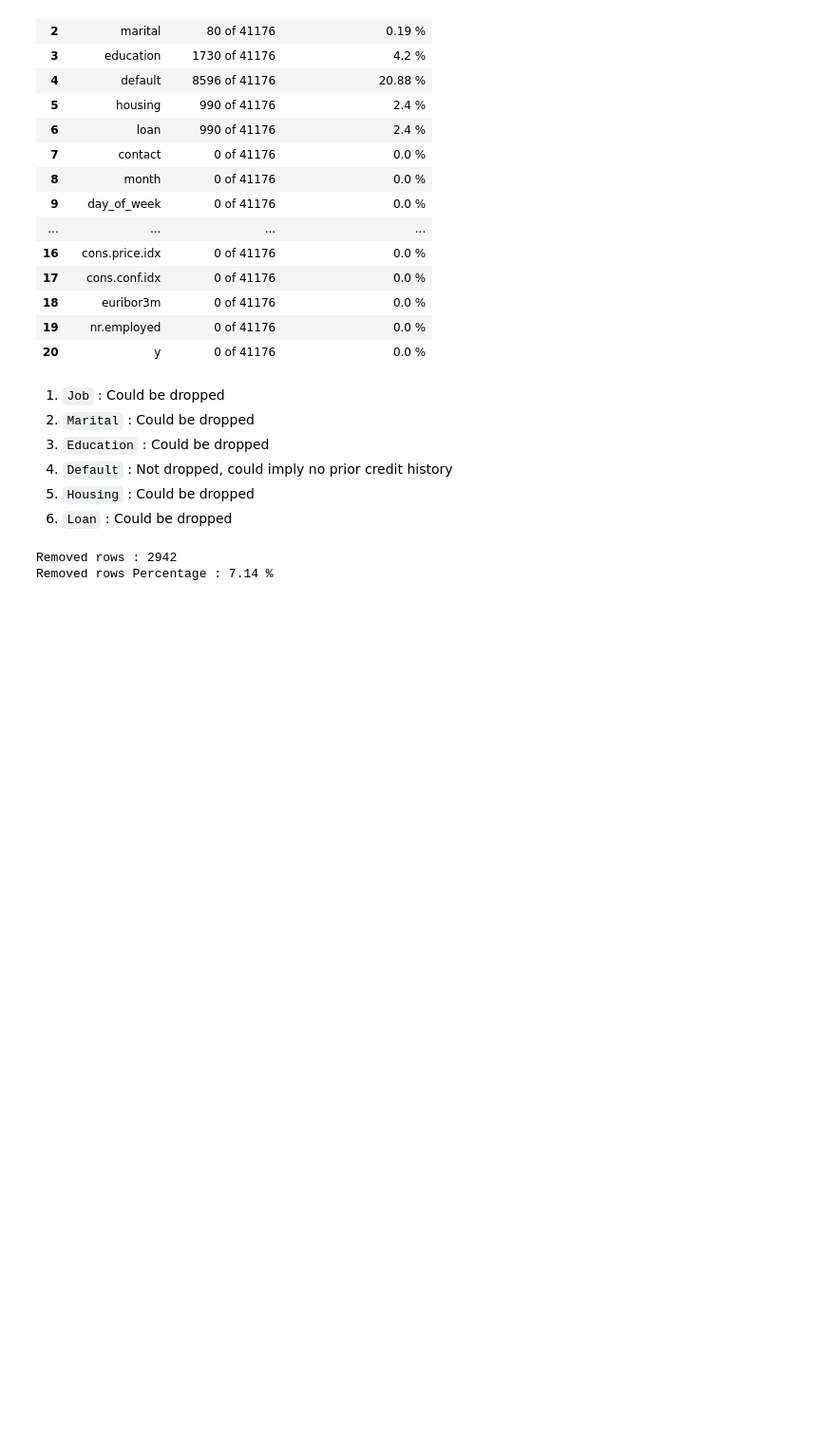
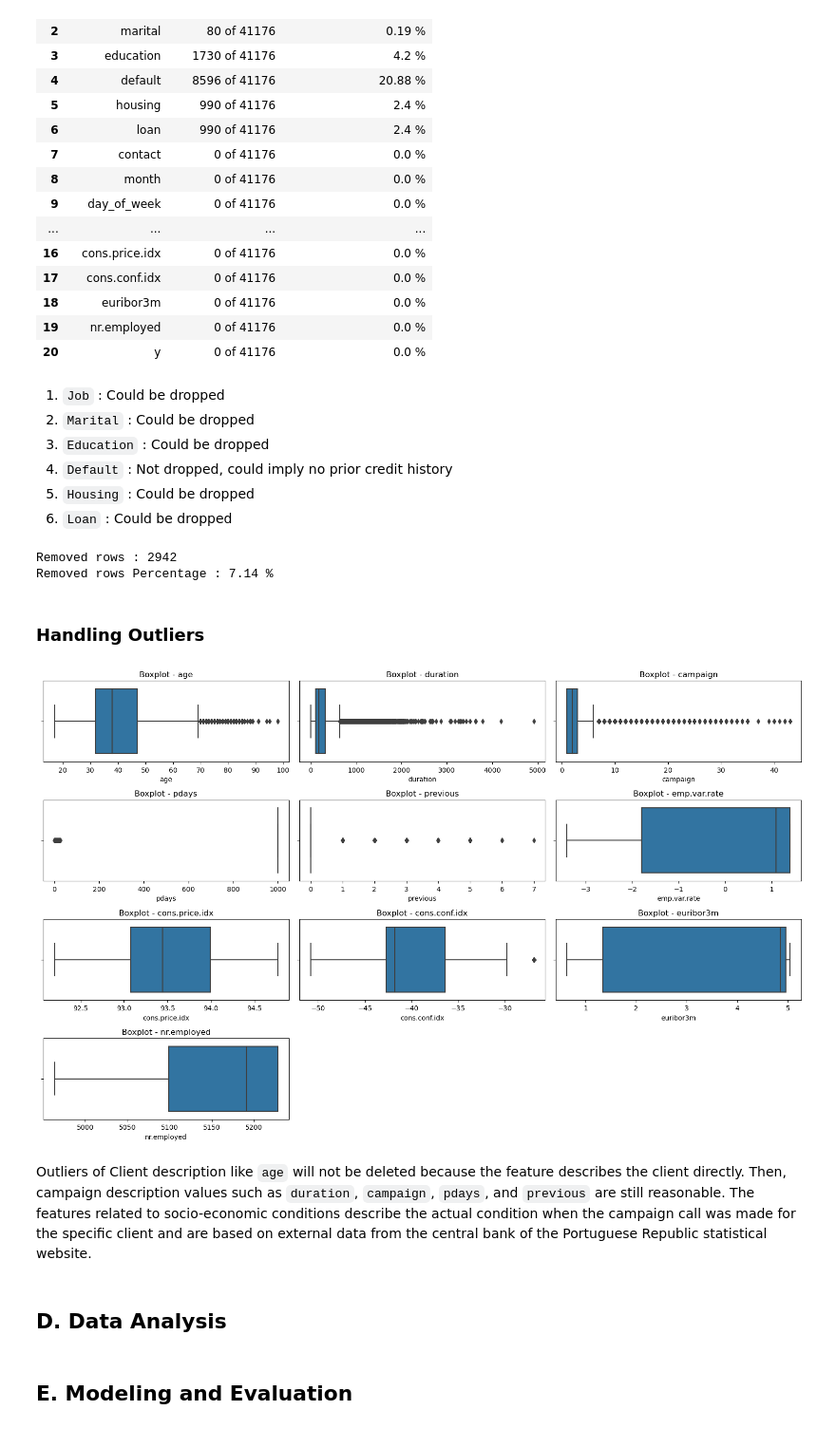
Before and after one commit to robbenrba/finalProject, a Jupyter notebook: finalProject_RobertoB_GrettyM_final.ipynb, the cells around one changed output. Shown at 95% size. Saved outputs shown, nothing was run; the diff lists cells and outputs as text; code cells hidden in the pictures; blank space fills up the shorter version.

Commit message:
data cleaning2

```diff
--- a/finalProject_RobertoB_GrettyM_final.ipynb
+++ b/finalProject_RobertoB_GrettyM_final.ipynb
@@ -178,3 +182,25 @@ print(f"Removed rows Percentage : {round((prevLen-len(df))/prevLen*100,2)} %")
 # %% [output]
 Removed rows : 2942
 Removed rows Percentage : 7.14 %
+# %% [markdown]
+### Handling Outliers
+# %%
+col_names = list(df.select_dtypes(include='number').columns)
+iterPlt = 1
+plt.figure(figsize=(16,10))
+
+for col in col_names:
+    plt.subplot(4,3, iterPlt)
+    sns.boxplot(data=df, x=col)
+    plt.title(f'Boxplot - {col}')
+    plt.tight_layout()
+
+    iterPlt += 1
+# %% [output]
+[figure, added]
+# %% [markdown]
+Outliers of Client description like `age` will not be deleted because the feature describes the client directly. Then, campaign description values such as `duration`, `campaign`, `pdays`, and `previous` are still reasonable. The features related to socio-economic conditions describe the actual condition when the campaign call was made for the specific client and are based on external data from the central bank of the Portuguese Republic statistical website.
+# %% [markdown]
+## D. Data Analysis
+# %% [markdown]
+## E. Modeling and Evaluation
```
Also changed, not shown: parts of 2 cells of this notebook.
